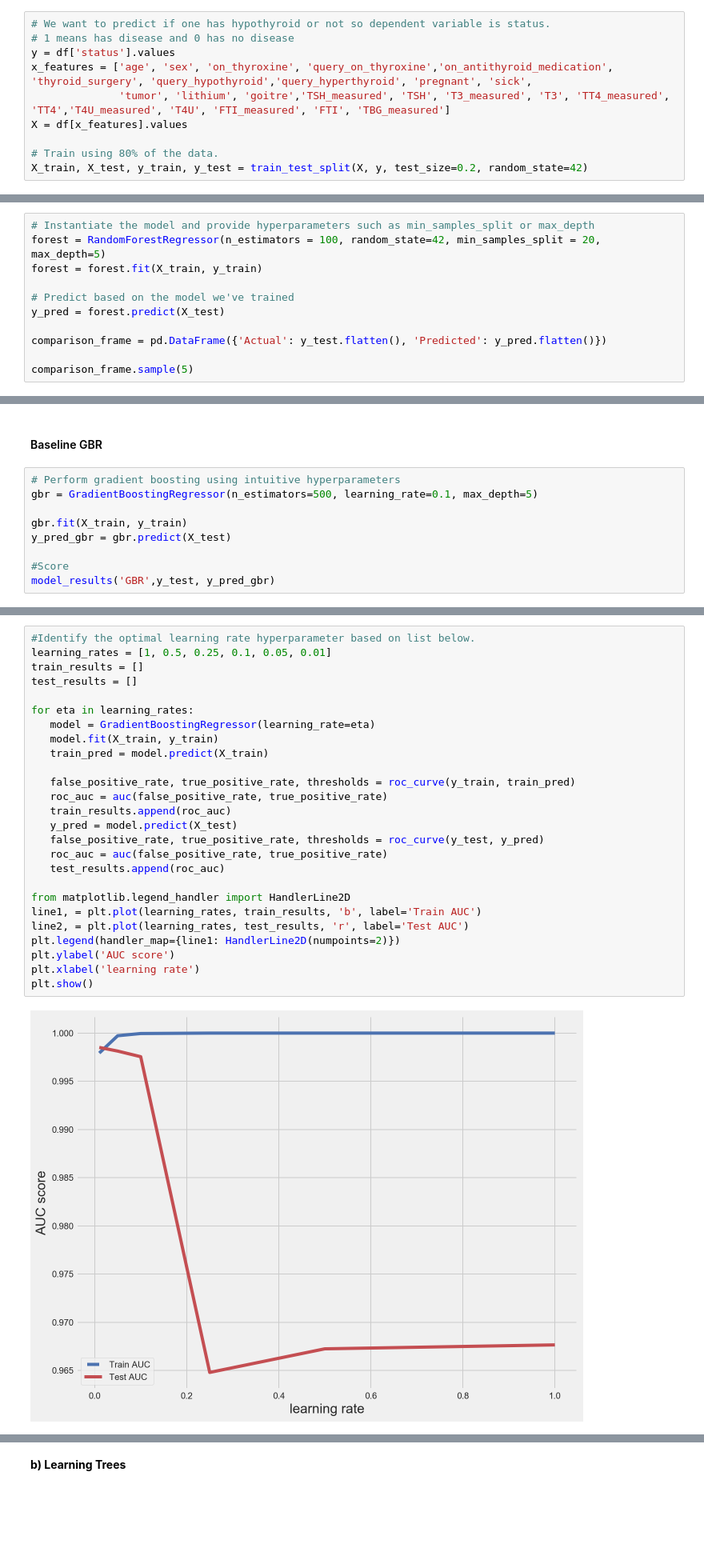
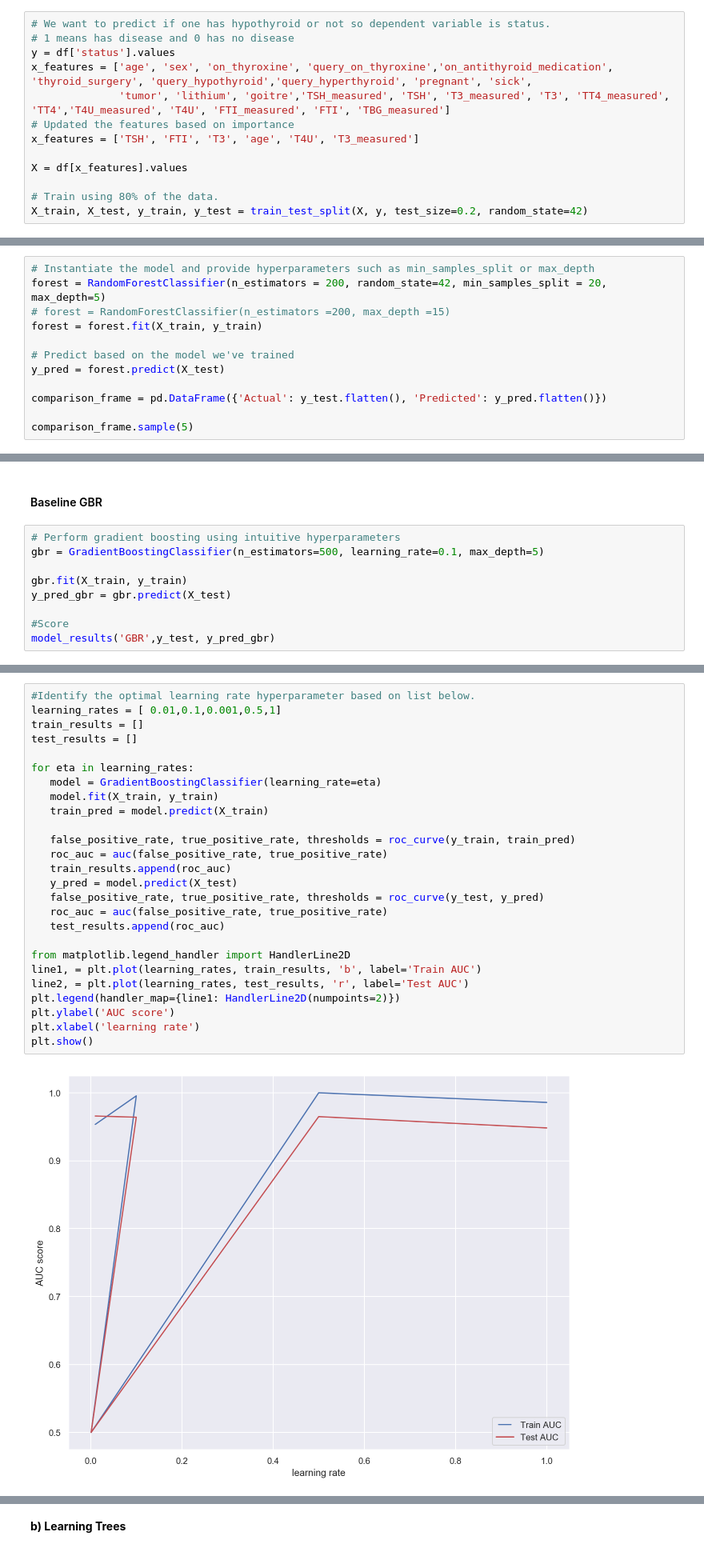
Before and after one commit to kennedynjoroge/Hypothyroid_Disease_Prediction_Using_RF_and_SVM, a Jupyter notebook: Hypothyroid_Disease_Prediction_Using_RF_and_SVM.ipynb, the cells around one changed output, grey strips where cells are left out. Shown at 80% size. Drawn from its saved outputs; the diff is of its cells as text; blank space fills up the shorter version.

Commit message:
Model update

```diff
--- a/Hypothyroid_Disease_Prediction_Using_RF_and_SVM.ipynb
+++ b/Hypothyroid_Disease_Prediction_Using_RF_and_SVM.ipynb
@@ -572,6 +581,9 @@ TT4 and FTI have slightly below average negative correlation with status.
 y = df['status'].values
 x_features = ['age', 'sex', 'on_thyroxine', 'query_on_thyroxine','on_antithyroid_medication', 'thyroid_surgery', 'query_hypothyroid','query_hyperthyroid', 'pregnant', 'sick',
               'tumor', 'lithium', 'goitre','TSH_measured', 'TSH', 'T3_measured', 'T3', 'TT4_measured', 'TT4','T4U_measured', 'T4U', 'FTI_measured', 'FTI', 'TBG_measured']
+# Updated the features based on importance
+x_features = ['TSH', 'FTI', 'T3', 'age', 'T4U', 'T3_measured']
+
 X = df[x_features].values
 
 # Train using 80% of the data.
@@ -582,7 +594,8 @@ X_train, X_test, y_train, y_test = train_test_split(X, y, test_size=0.2, random_
 #### Random Forest Training and Prediction
 # %%
 # Instantiate the model and provide hyperparameters such as min_samples_split or max_depth
-forest = RandomForestRegressor(n_estimators = 100, random_state=42, min_samples_split = 20, max_depth=5)
+forest = RandomForestClassifier(n_estimators = 200, random_state=42, min_samples_split = 20, max_depth=5)
+# forest = RandomForestClassifier(n_estimators =200, max_depth =15)
 forest = forest.fit(X_train, y_train)
 
 # Predict based on the model we've trained
@@ -748,7 +763,7 @@ model_results('AdaBoost',y_test, y_pred_ada)
 #### Baseline GBR
 # %%
 # Perform gradient boosting using intuitive hyperparameters
-gbr = GradientBoostingRegressor(n_estimators=500, learning_rate=0.1, max_depth=5)
+gbr = GradientBoostingClassifier(n_estimators=500, learning_rate=0.1, max_depth=5)
 
 gbr.fit(X_train, y_train)
 y_pred_gbr = gbr.predict(X_test)
@@ -779,30 +793,30 @@ Steps:
 **a) Learning rate**
 # %%
 #Identify the optimal learning rate hyperparameter based on list below.
-learning_rates = [1, 0.5, 0.25, 0.1, 0.05, 0.01]
+learning_rates = [ 0.01,0.1,0.001,0.5,1]
 train_results = []
 test_results = []
 
 for eta in learning_rates:
-   model = GradientBoostingRegressor(learning_rate=eta)
+   model = GradientBoostingClassifier(learning_rate=eta)
    model.fit(X_train, y_train)
    train_pred = model.predict(X_train)
 
    false_positive_rate, true_positive_rate, thresholds = roc_curve(y_train, train_pred)
    roc_auc = auc(false_positive_rate, true_positive_rate)
    train_results.append(roc_auc)
    y_pred = model.predict(X_test)
    false_positive_rate, true_positive_rate, thresholds = roc_curve(y_test, y_pred)
    roc_auc = auc(false_positive_rate, true_positive_rate)
    test_results.append(roc_auc)
 
 from matplotlib.legend_handler import HandlerLine2D
 line1, = plt.plot(learning_rates, train_results, 'b', label='Train AUC')
 line2, = plt.plot(learning_rates, test_results, 'r', label='Test AUC')
 plt.legend(handler_map={line1: HandlerLine2D(numpoints=2)})
 plt.ylabel('AUC score')
 plt.xlabel('learning rate')
 plt.show()
 # %% [output]
-[figure, old version]
+[figure, new version]
 # %% [markdown]
```
Also changed, not shown: parts of 42 cells of this notebook.
